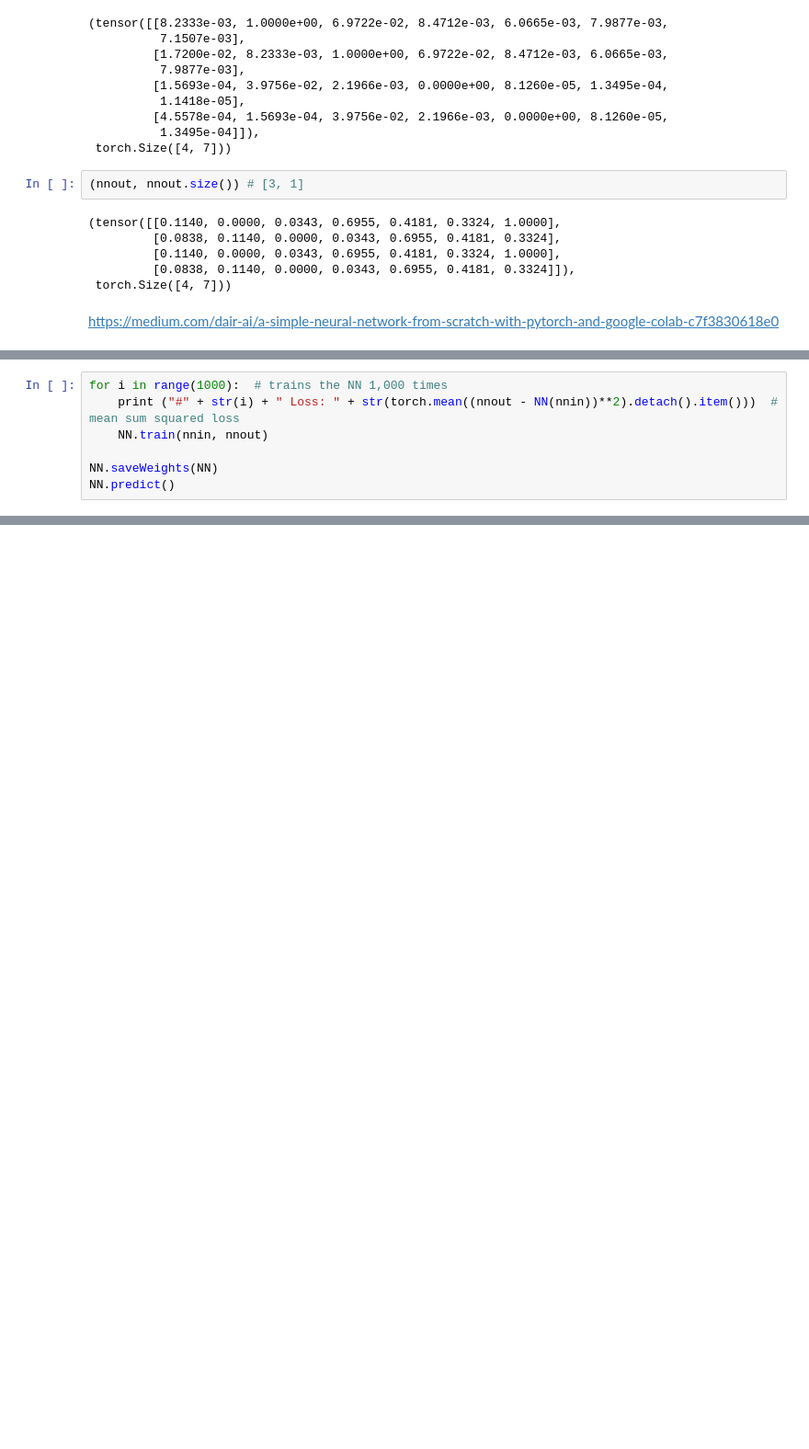
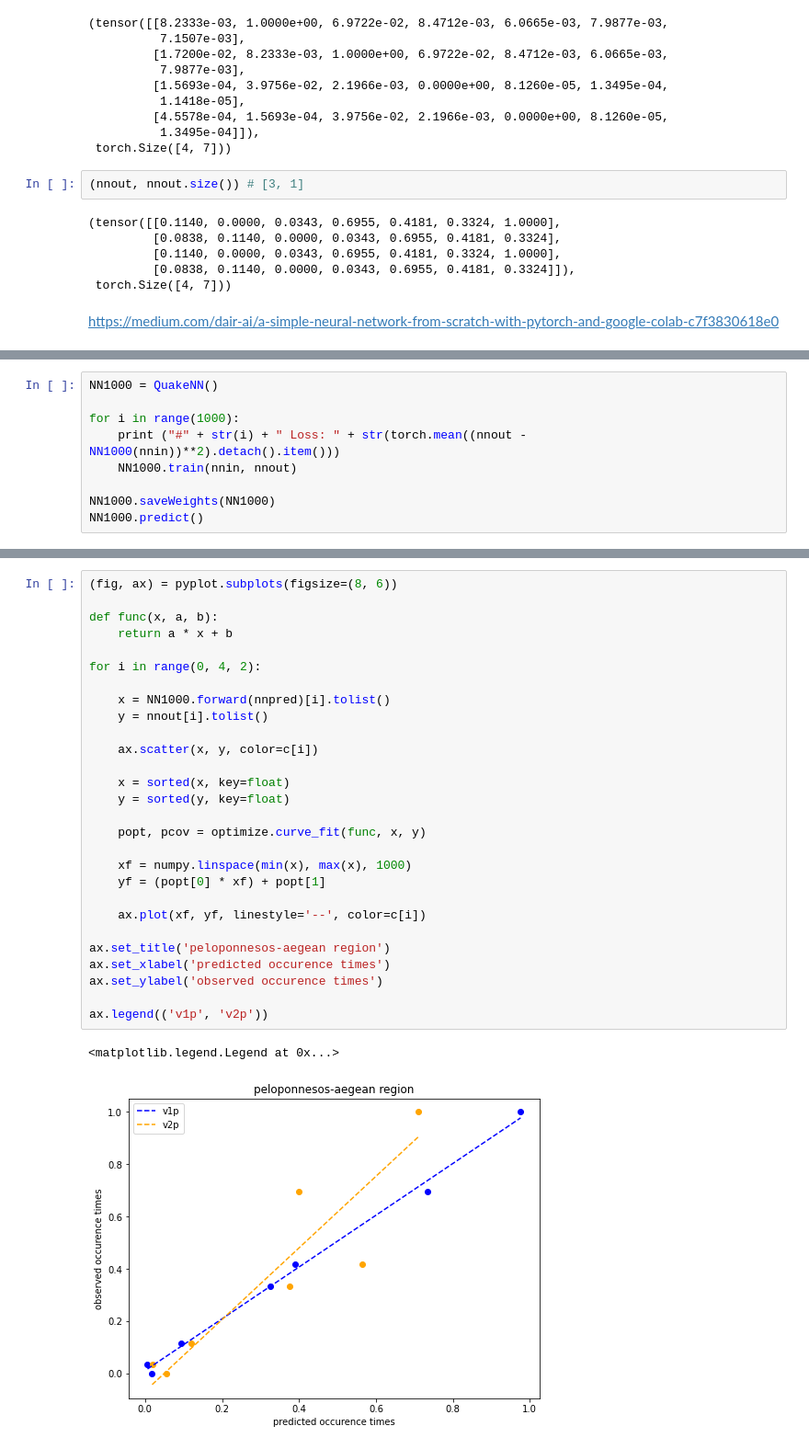
Before and after one commit to float3rs/dL, a Jupyter notebook: final/project1.ipynb, the cells around one changed output, grey strips where cells are left out. Shown at 92% size. Drawn from its saved outputs; the diff is of its cells as text; blank space fills up the shorter version.

```diff
--- a/final/project1.ipynb
+++ b/final/project1.ipynb
@@ -1721,8 +1651,10 @@ NN = Neural_Network()
 # %%
-for i in range(1000):  # trains the NN 1,000 times
-    print ("#" + str(i) + " Loss: " + str(torch.mean((nnout - NN(nnin))**2).detach().item()))  # mean sum squared loss
-    NN.train(nnin, nnout)
+NN1000 = QuakeNN()
 
-NN.saveWeights(NN)
-NN.predict()
+for i in range(1000):
+    print ("#" + str(i) + " Loss: " + str(torch.mean((nnout - NN1000(nnin))**2).detach().item()))
+    NN1000.train(nnin, nnout)
+
+NN1000.saveWeights(NN1000)
+NN1000.predict()
 # %% [output]
@@ -1835,0 +1688,31 @@ for i in range(0, 4):
+# %%
+(fig, ax) = pyplot.subplots(figsize=(8, 6))
+
+def func(x, a, b):
+    return a * x + b
+
+for i in range(0, 4, 2):
+
+    x = NN1000.forward(nnpred)[i].tolist()
+    y = nnout[i].tolist()
+
+    ax.scatter(x, y, color=c[i])
+
+    x = sorted(x, key=float)
+    y = sorted(y, key=float)
+
+    popt, pcov = optimize.curve_fit(func, x, y)
+
+    xf = numpy.linspace(min(x), max(x), 1000)
+    yf = (popt[0] * xf) + popt[1]
+
+    ax.plot(xf, yf, linestyle='--', color=c[i])
+
+ax.set_title('peloponnesos-aegean region')
+ax.set_xlabel('predicted occurence times')
+ax.set_ylabel('observed occurence times')
+
+ax.legend(('v1p', 'v2p'))
+# %% [output]
+<matplotlib.legend.Legend at 0x...>
+[figure, added]
```
Also changed, not shown: parts of 10 cells of this notebook, 2 other files.
